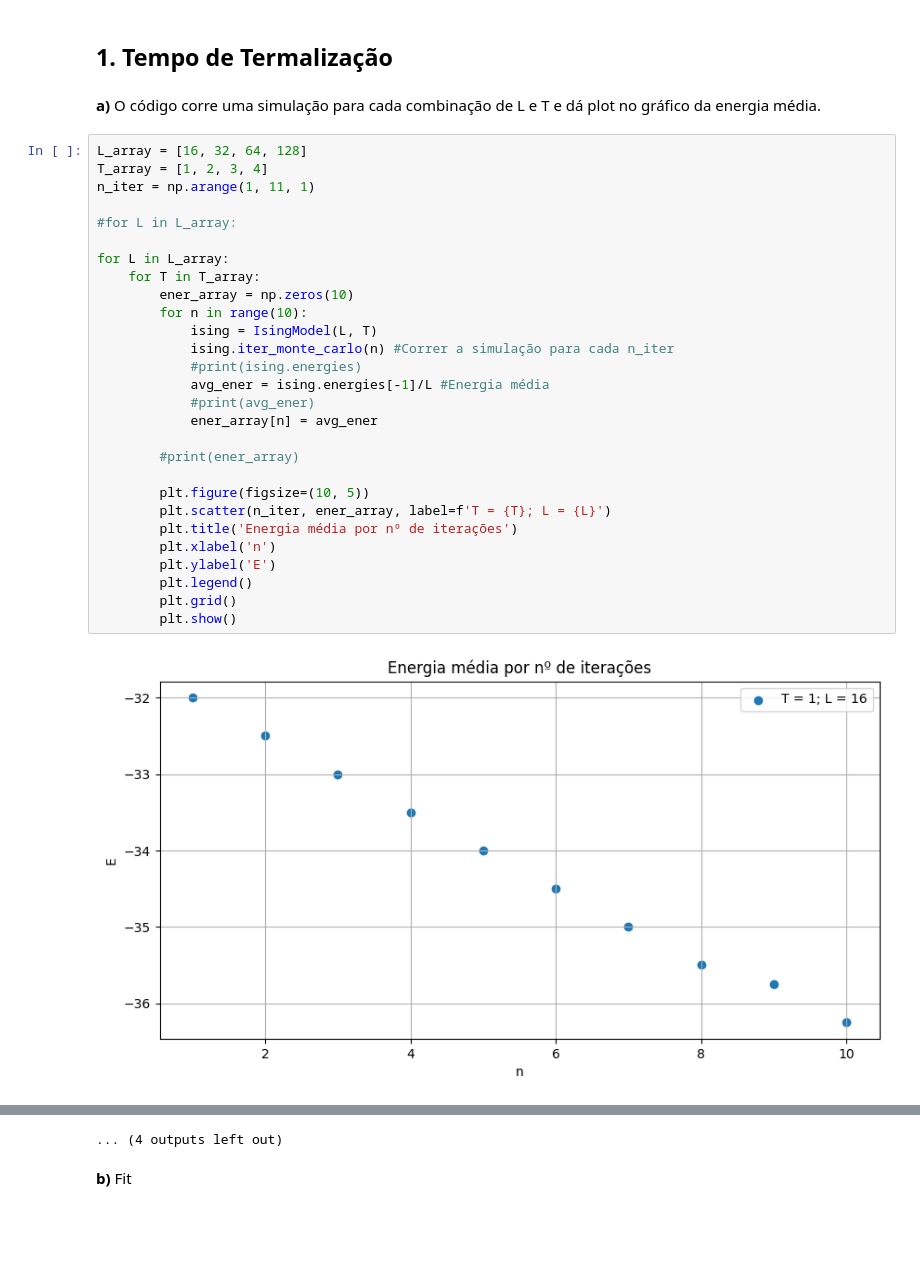
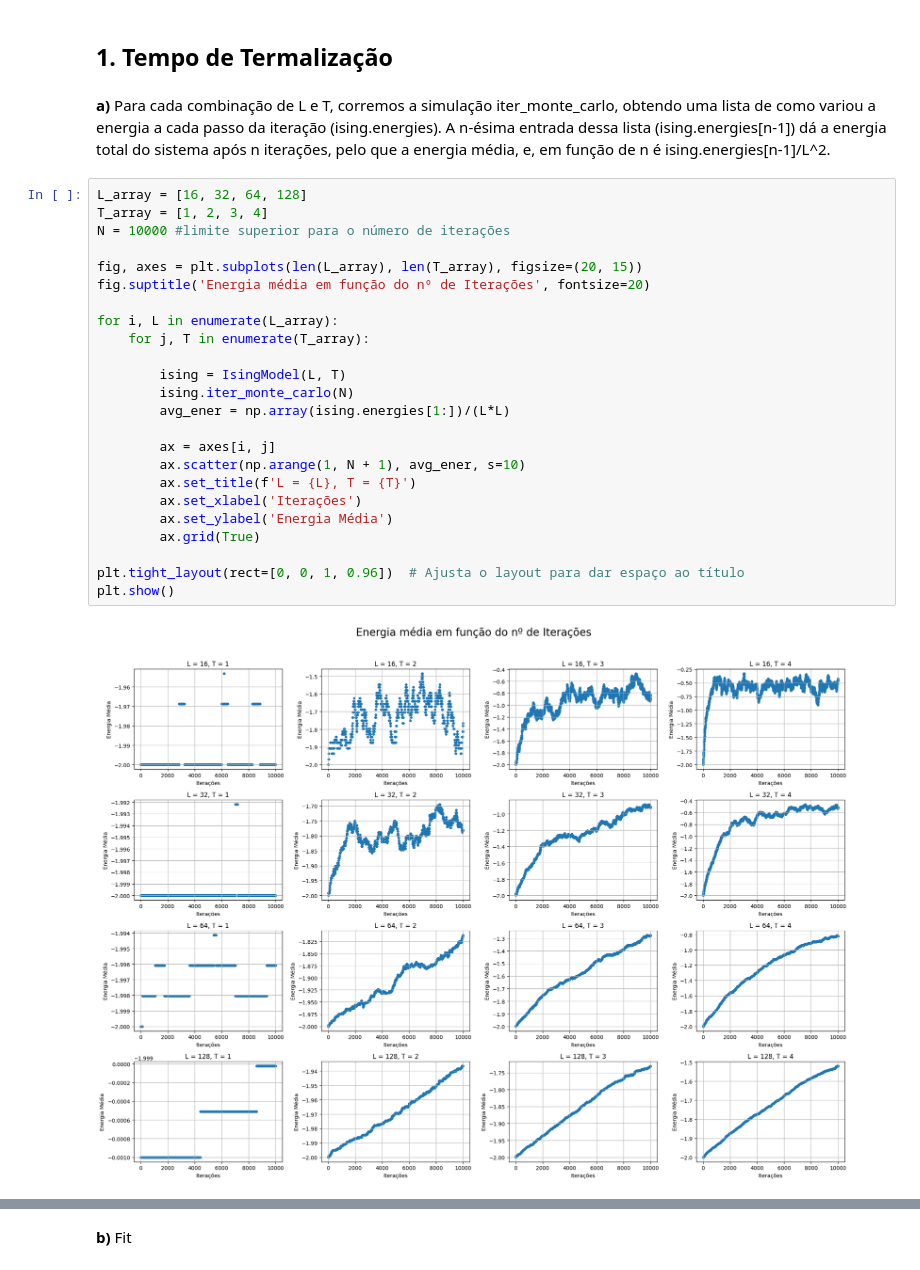
Before and after one commit to RafaelFernandesIST/FC_Grupo22, a Jupyter notebook: Projeto_1/projeto_1.ipynb, the cells around one changed output, grey strips where cells are left out. Saved outputs shown, nothing was run; the diff lists cells and outputs as text; blank space fills up the shorter version.

```diff
--- a/Projeto_1/projeto_1.ipynb
+++ b/Projeto_1/projeto_1.ipynb
@@ -86,34 +88,30 @@ class IsingModel:
 # %% [markdown]
 ## 1. Tempo de Termalização
 # %% [markdown]
-**a)** O código corre uma simulação para cada combinação de L e T e dá plot no gráfico da energia média.
+**a)** Para cada combinação de L e T, corremos a simulação iter_monte_carlo, obtendo uma lista de como variou a energia a cada passo da iteração (ising.energies). A n-ésima entrada dessa lista (ising.energies[n-1]) dá a energia total do sistema após n iterações, pelo que a energia média, e, em função de n é ising.energies[n-1]/L^2.
 # %%
 L_array = [16, 32, 64, 128]
 T_array = [1, 2, 3, 4]
-n_iter = np.arange(1, 11, 1)
+N = 10000 #limite superior para o número de iterações
 
-#for L in L_array:
+fig, axes = plt.subplots(len(L_array), len(T_array), figsize=(20, 15))
+fig.suptitle('Energia média em função do nº de Iterações', fontsize=20)
 
-for L in L_array:
-    for T in T_array:
-        ener_array = np.zeros(10)
-        for n in range(10):
-            ising = IsingModel(L, T)
-            ising.iter_monte_carlo(n) #Correr a simulação para cada n_iter
-            #print(ising.energies)
-            avg_ener = ising.energies[-1]/L #Energia média
-            #print(avg_ener)
-            ener_array[n] = avg_ener
+for i, L in enumerate(L_array):
+    for j, T in enumerate(T_array):
 
-        #print(ener_array)
+        ising = IsingModel(L, T)
+        ising.iter_monte_carlo(N)
+        avg_ener = np.array(ising.energies[1:])/(L*L)
 
-        plt.figure(figsize=(10, 5))
-        plt.scatter(n_iter, ener_array, label=f'T = {T}; L = {L}')
-        plt.title('Energia média por nº de iterações')
-        plt.xlabel('n')
-        plt.ylabel('E')
-        plt.legend()
-        plt.grid()
-        plt.show()
+        ax = axes[i, j]
+        ax.scatter(np.arange(1, N + 1), avg_ener, s=10)
+        ax.set_title(f'L = {L}, T = {T}')
+        ax.set_xlabel('Iterações')
+        ax.set_ylabel('Energia Média')
+        ax.grid(True)
+
+plt.tight_layout(rect=[0, 0, 1, 0.96])  # Ajusta o layout para dar espaço ao título
+plt.show()
 # %% [output]
-[figure, old version]
+[figure, new version]
@@ -131,4 +118,3 @@ for L in L_array:
-... (4 outputs left out)
 # %% [markdown]
 **b)** Fit
 # %%
```
Also changed, not shown: parts of 5 cells of this notebook.
